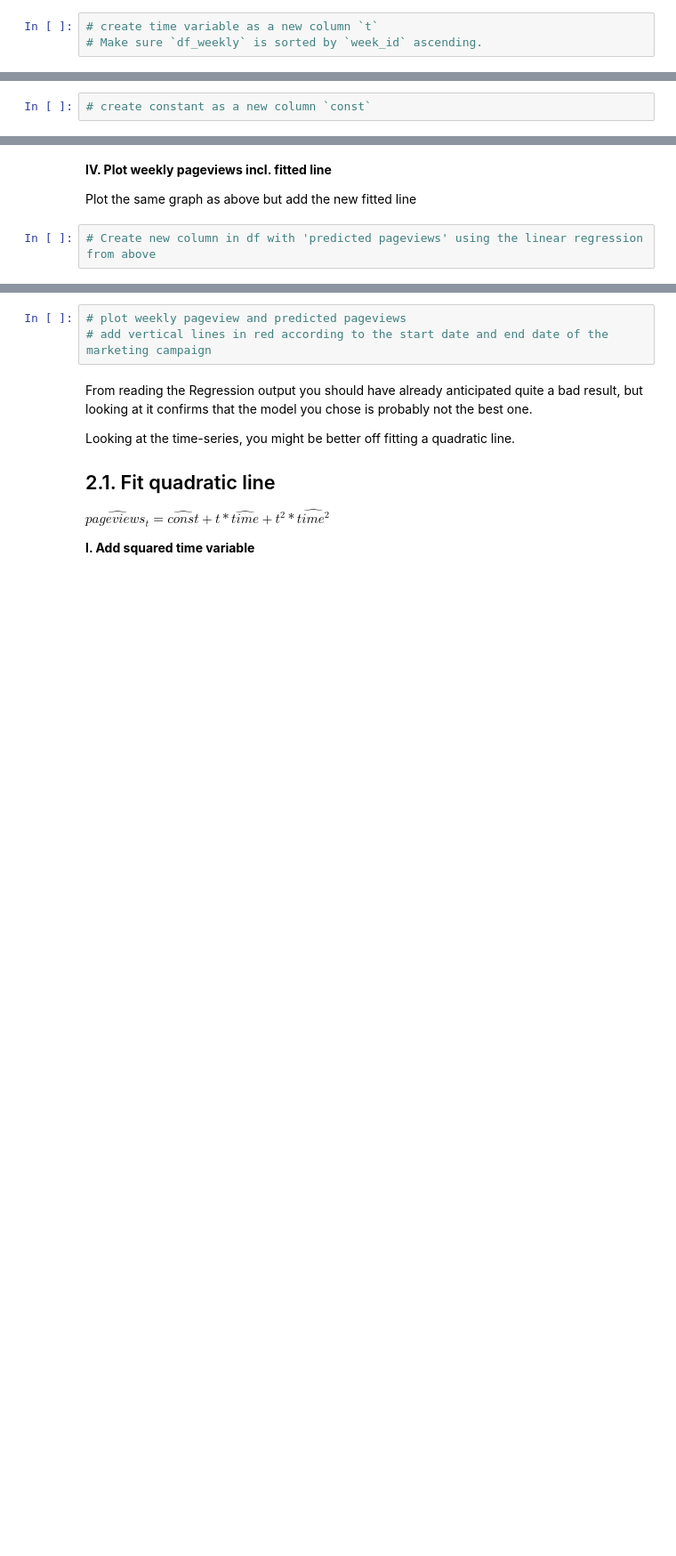
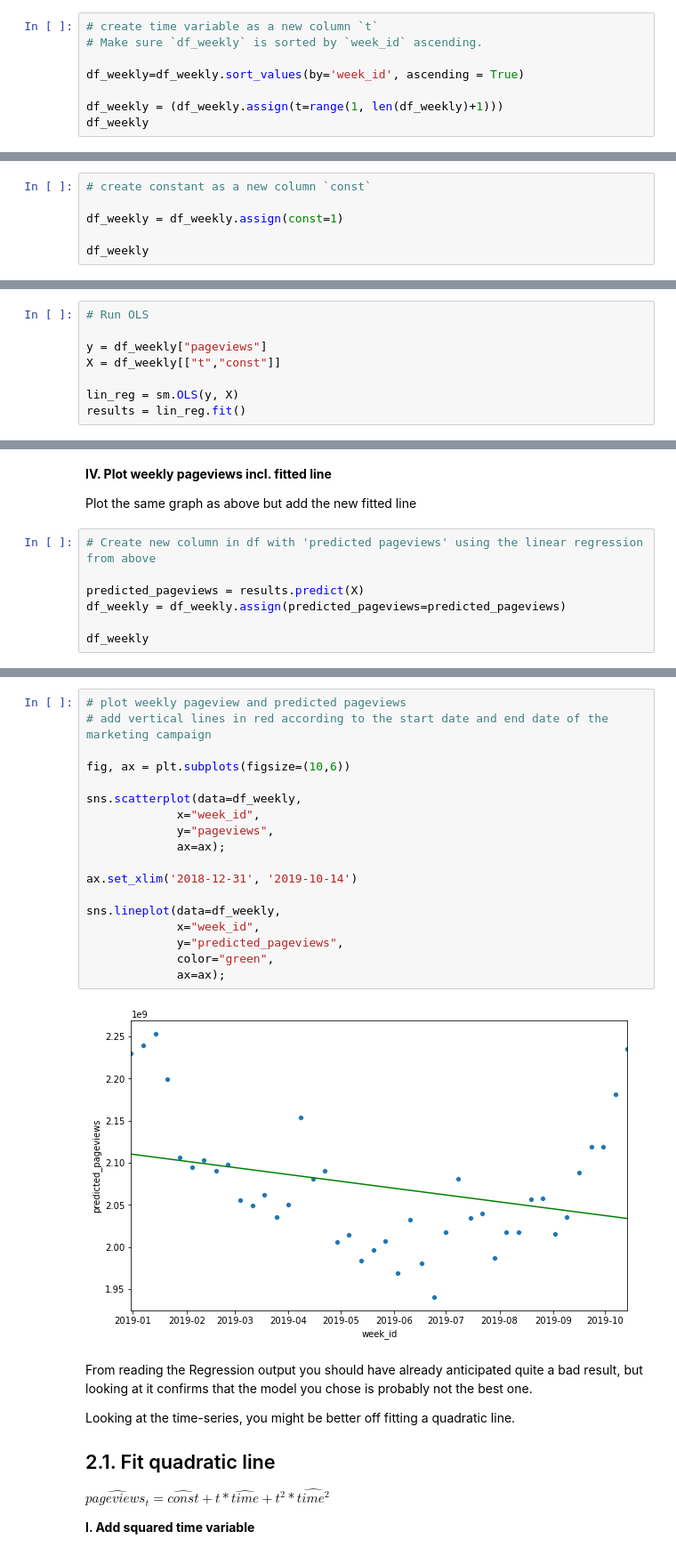
Before and after one commit to Brunadiasmiguel/data-ber-08-20, a Jupyter notebook: Labs/module-2_labs/05_applied-analysis/01_time_series_regression/your-code/lab-time_series_regression_ROI.ipynb, the cells around one changed output, grey strips where cells are left out. Shown at 89% size. Drawn from its saved outputs; the diff is of its cells as text; blank space fills up the shorter version.

```diff
--- a/Labs/module-2_labs/05_applied-analysis/01_time_series_regression/your-code/lab-time_series_regression_ROI.ipynb
+++ b/Labs/module-2_labs/05_applied-analysis/01_time_series_regression/your-code/lab-time_series_regression_ROI.ipynb
@@ -163,3 +237,8 @@ Before you start though, you need to create a time variable. Datetime objects ar
 # %%
 # create time variable as a new column `t`
 # Make sure `df_weekly` is sorted by `week_id` ascending.
+
+df_weekly=df_weekly.sort_values(by='week_id', ascending = True)
+
+df_weekly = (df_weekly.assign(t=range(1, len(df_weekly)+1)))
+df_weekly
@@ -169,3 +266,7 @@ Before you start though, you need to create a time variable. Datetime objects ar
 *Running OLS using the statsmodels package requires us to manually create a constant if we want it to be part of the regression*
 # %%
 # create constant as a new column `const`
+
+df_weekly = df_weekly.assign(const=1)
+
+df_weekly
@@ -175,0 +293,8 @@ Before you start though, you need to create a time variable. Datetime objects ar
+# %%
+# Run OLS
+
+y = df_weekly["pageviews"]
+X = df_weekly[["t","const"]]
+
+lin_reg = sm.OLS(y, X)
+results = lin_reg.fit()
@@ -181,3 +328,8 @@ Before you start though, you need to create a time variable. Datetime objects ar
 Plot the same graph as above but add the new fitted line
 # %%
 # Create new column in df with 'predicted pageviews' using the linear regression from above
+
+predicted_pageviews = results.predict(X)
+df_weekly = df_weekly.assign(predicted_pageviews=predicted_pageviews)
+
+df_weekly
@@ -184,6 +354,23 @@ Plot the same graph as above but add the new fitted line
 # %%
 # plot weekly pageview and predicted pageviews
 # add vertical lines in red according to the start date and end date of the marketing campaign
+
+fig, ax = plt.subplots(figsize=(10,6))
+
+sns.scatterplot(data=df_weekly,
+             x="week_id",
+             y="pageviews",
+             ax=ax);
+
+ax.set_xlim('2018-12-31', '2019-10-14')
+
+sns.lineplot(data=df_weekly,
+             x="week_id",
+             y="predicted_pageviews",
+             color="green",
+             ax=ax);
+# %% [output]
+[figure, added]
 # %% [markdown]
 From reading the Regression output you should have already anticipated quite a bad result, but looking at it confirms that the model you chose is probably not the best one.
 
```
Also changed, not shown: parts of 14 cells of this notebook.
